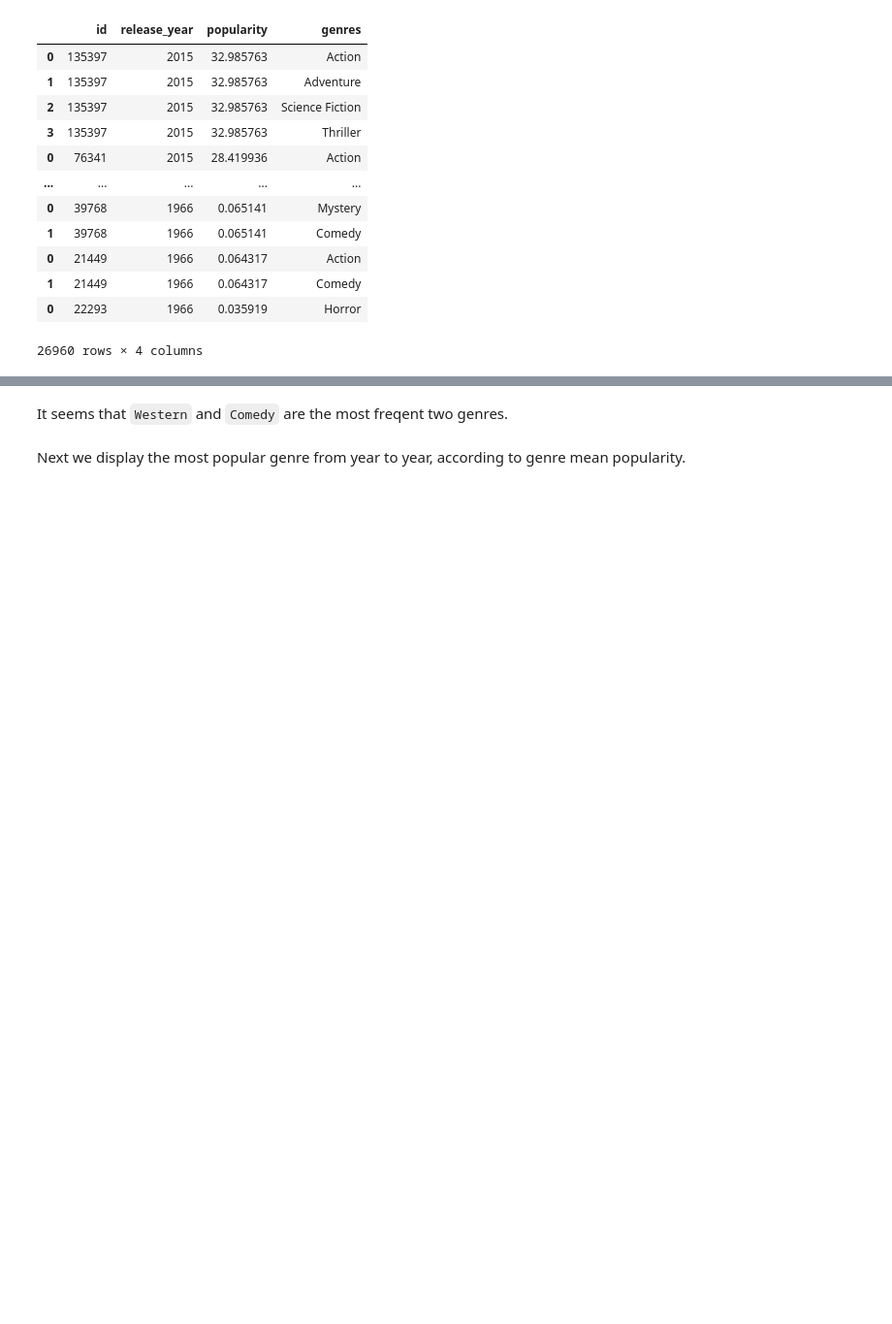
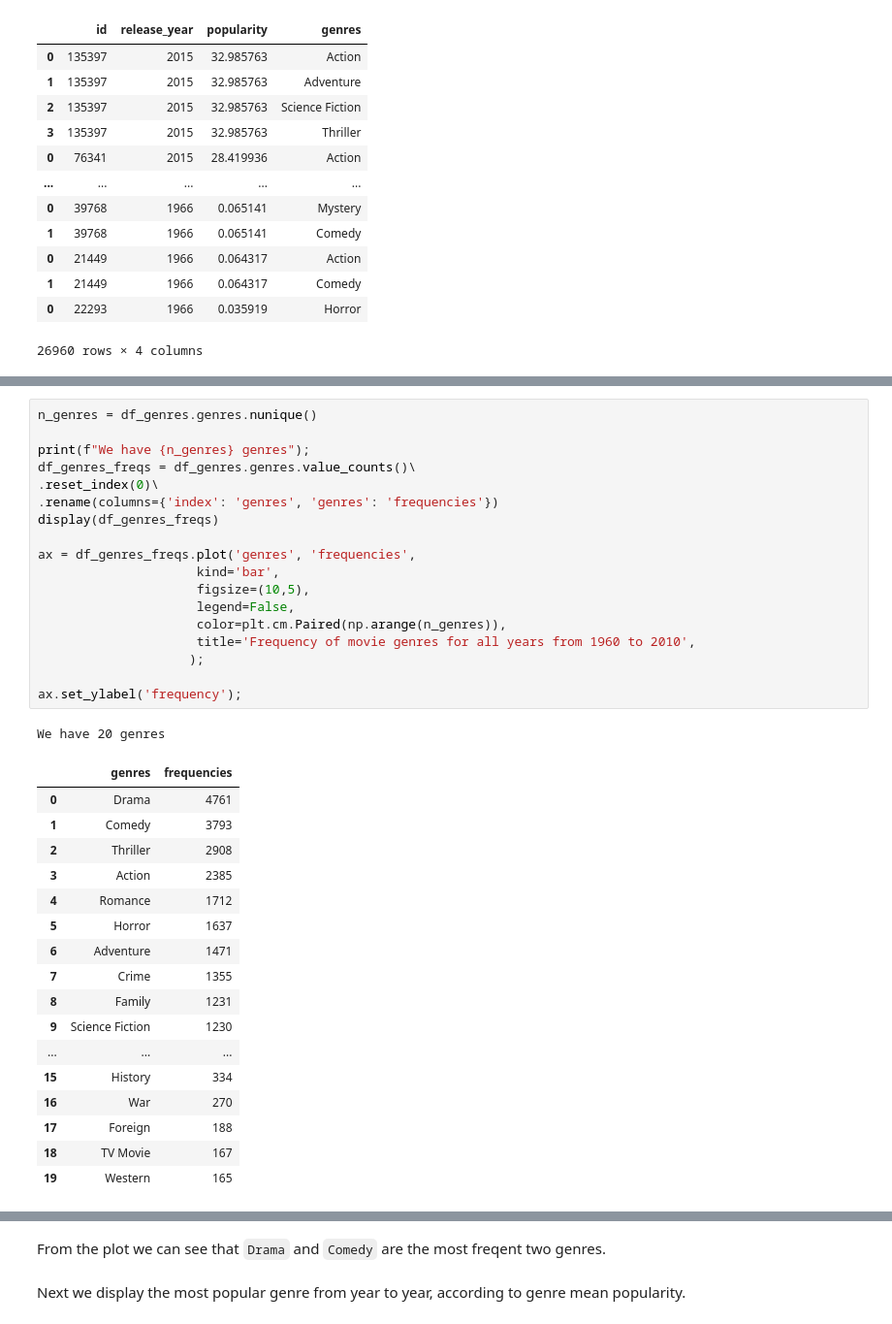
Before and after one commit to FadyMorris/udacity-advanced-data-analysis-nanodegree, a Jupyter notebook: projects/p1_investigate-a-dataset/investigate-a-dataset-tmdb.ipynb, the cells around one changed output, grey strips where cells are left out. Shown at 97% size. Cells and saved outputs as stored; diff of their text form; blank space fills up the shorter version.

```diff
--- a/projects/p1_investigate-a-dataset/investigate-a-dataset-tmdb.ipynb
+++ b/projects/p1_investigate-a-dataset/investigate-a-dataset-tmdb.ipynb
@@ -280,0 +338,37 @@ df_genres.genres.hist(
+# %%
+n_genres = df_genres.genres.nunique()
+
+print(f"We have {n_genres} genres");
+df_genres_freqs = df_genres.genres.value_counts()\
+.reset_index(0)\
+.rename(columns={'index': 'genres', 'genres': 'frequencies'})
+display(df_genres_freqs)
+
+ax = df_genres_freqs.plot('genres', 'frequencies',
+                     kind='bar',
+                     figsize=(10,5),
+                     legend=False,
+                     color=plt.cm.Paired(np.arange(n_genres)),
+                     title='Frequency of movie genres for all years from 1960 to 2010',
+                    );
+
+ax.set_ylabel('frequency');
+# %% [output]
+We have 20 genres
+|  | genres | frequencies |
+| 0 | Drama | 4761 |
+| 1 | Comedy | 3793 |
+| 2 | Thriller | 2908 |
+| 3 | Action | 2385 |
+| 4 | Romance | 1712 |
+| 5 | Horror | 1637 |
+| 6 | Adventure | 1471 |
+| 7 | Crime | 1355 |
+| 8 | Family | 1231 |
+| 9 | Science Fiction | 1230 |
+| ... | ... | ... |
+| 15 | History | 334 |
+| 16 | War | 270 |
+| 17 | Foreign | 188 |
+| 18 | TV Movie | 167 |
+| 19 | Western | 165 |
@@ -281,5 +376,5 @@ df_genres.genres.hist(
 # %% [markdown]
-It seems that `Western` and `Comedy` are the most freqent two genres.
+From the plot we can see that `Drama` and `Comedy` are the most freqent two genres.
 # %% [markdown]
 Next we display the most popular genre from year to year, according to genre mean popularity.
 # %%
```
Also changed, not shown: parts of 51 cells of this notebook, 1 other file.
